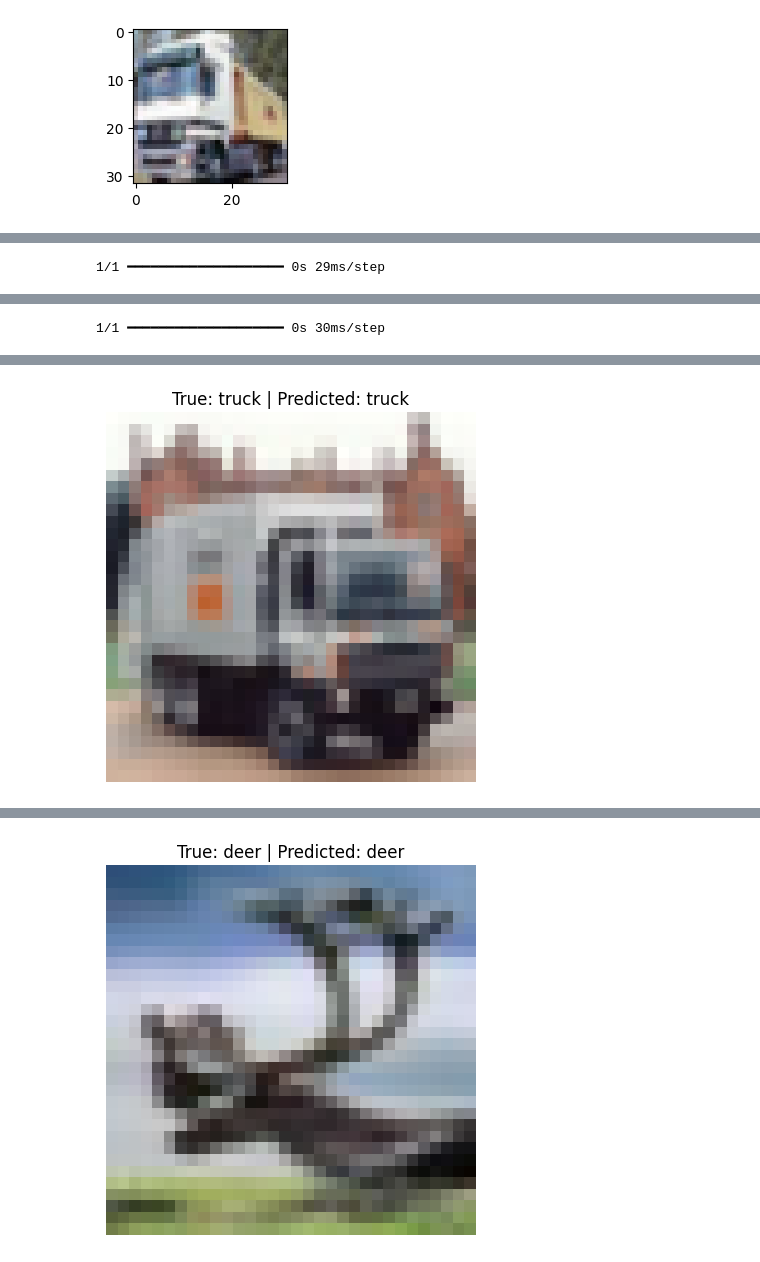
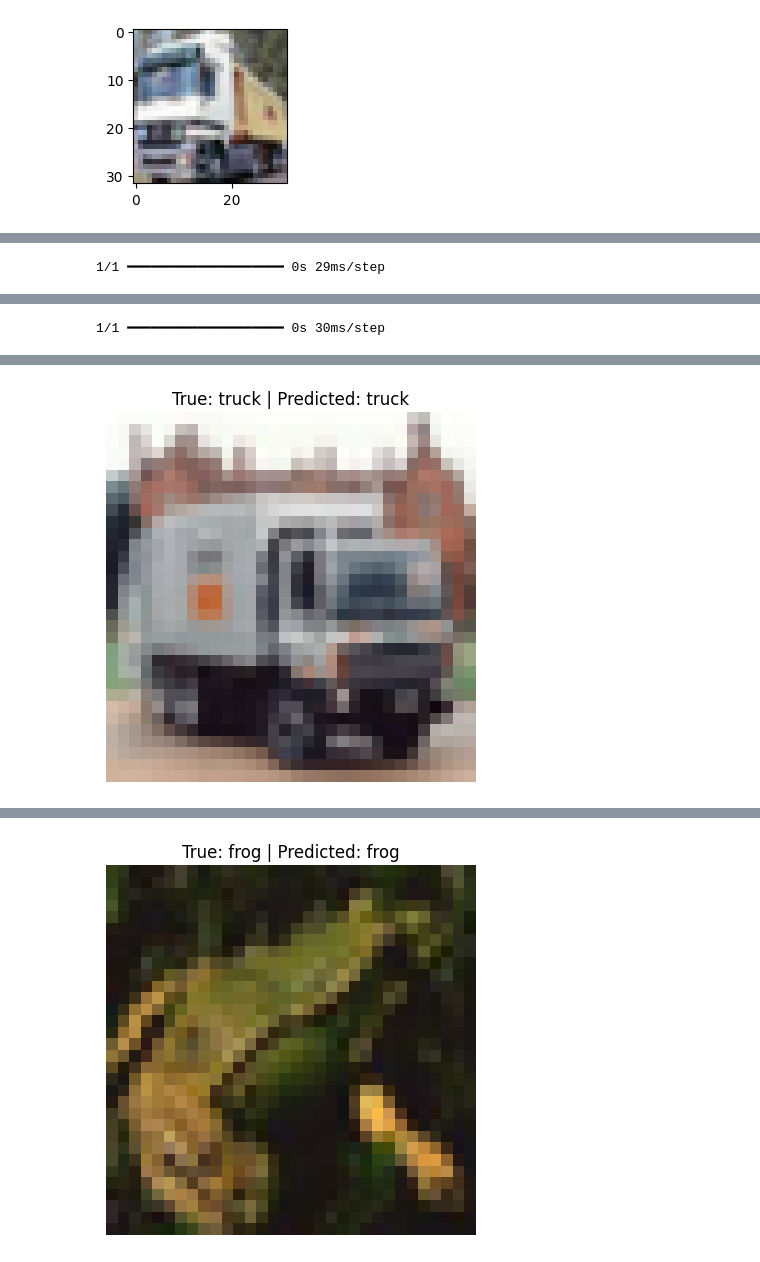
Before and after one commit to ShrinivasanT/Object-Detection-in-DL, a Jupyter notebook: cifar10.ipynb, the cells around one changed output, grey strips where cells are left out. Saved outputs shown, nothing was run; the diff lists cells and outputs as text; code cells hidden in the pictures.

```diff
--- a/cifar10.ipynb
+++ b/cifar10.ipynb
@@ -84,10 +85,10 @@ def predict(image_index):
   return plt.show()
 # %%
 predict(20)
-predict(30)
+predict(32)
 predict(11)
-predict(40)
-predict(51)
+predict(41)
+predict(55)
 # %% [output]
 1/1 ━━━━━━━━━━━━━━━━━━━━ 0s 29ms/step
 [figure]
@@ -99 +100 @@ predict(51)
-[figure, old version]
+[figure, new version]
```
Also changed, not shown: parts of 7 cells of this notebook.
